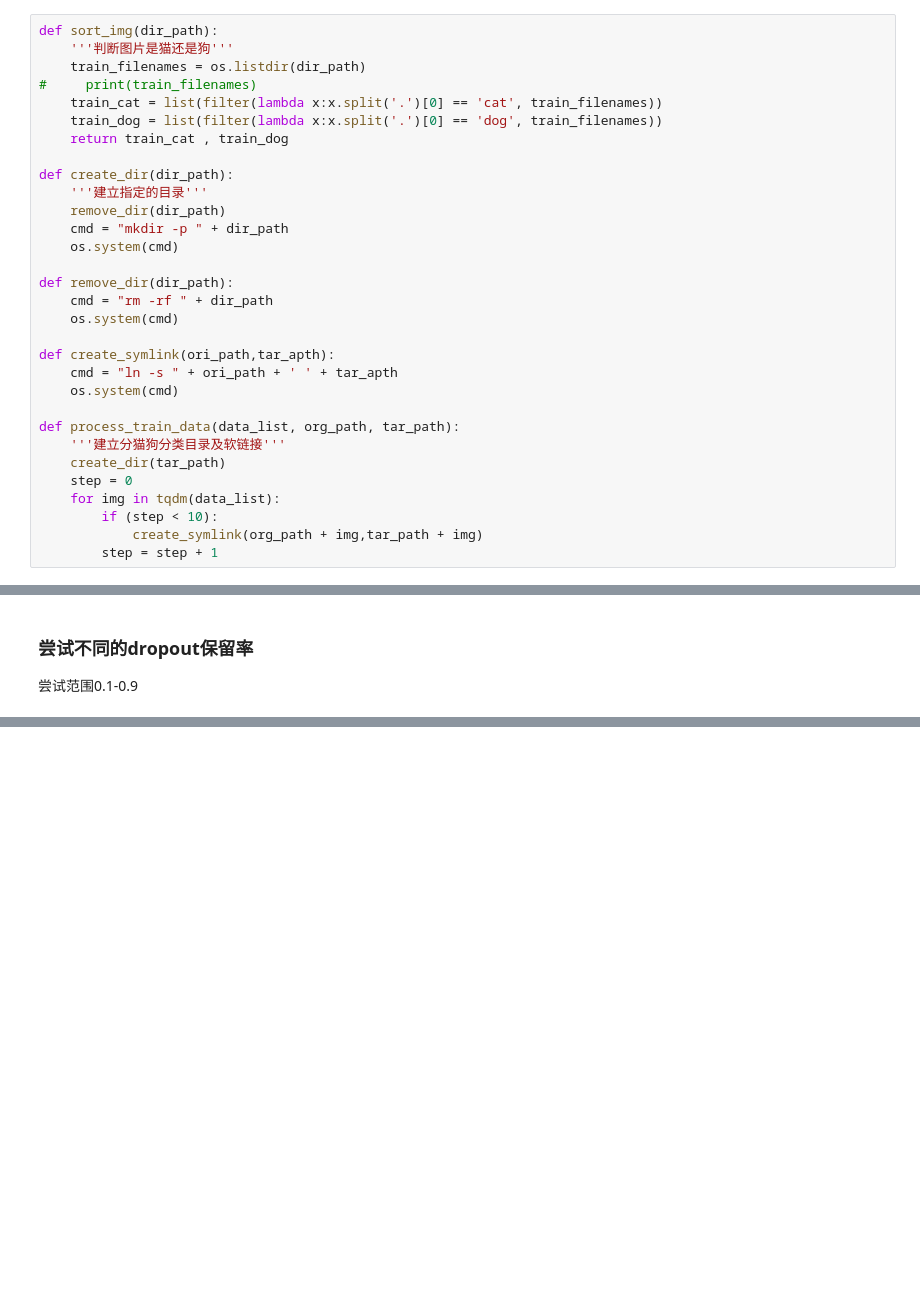
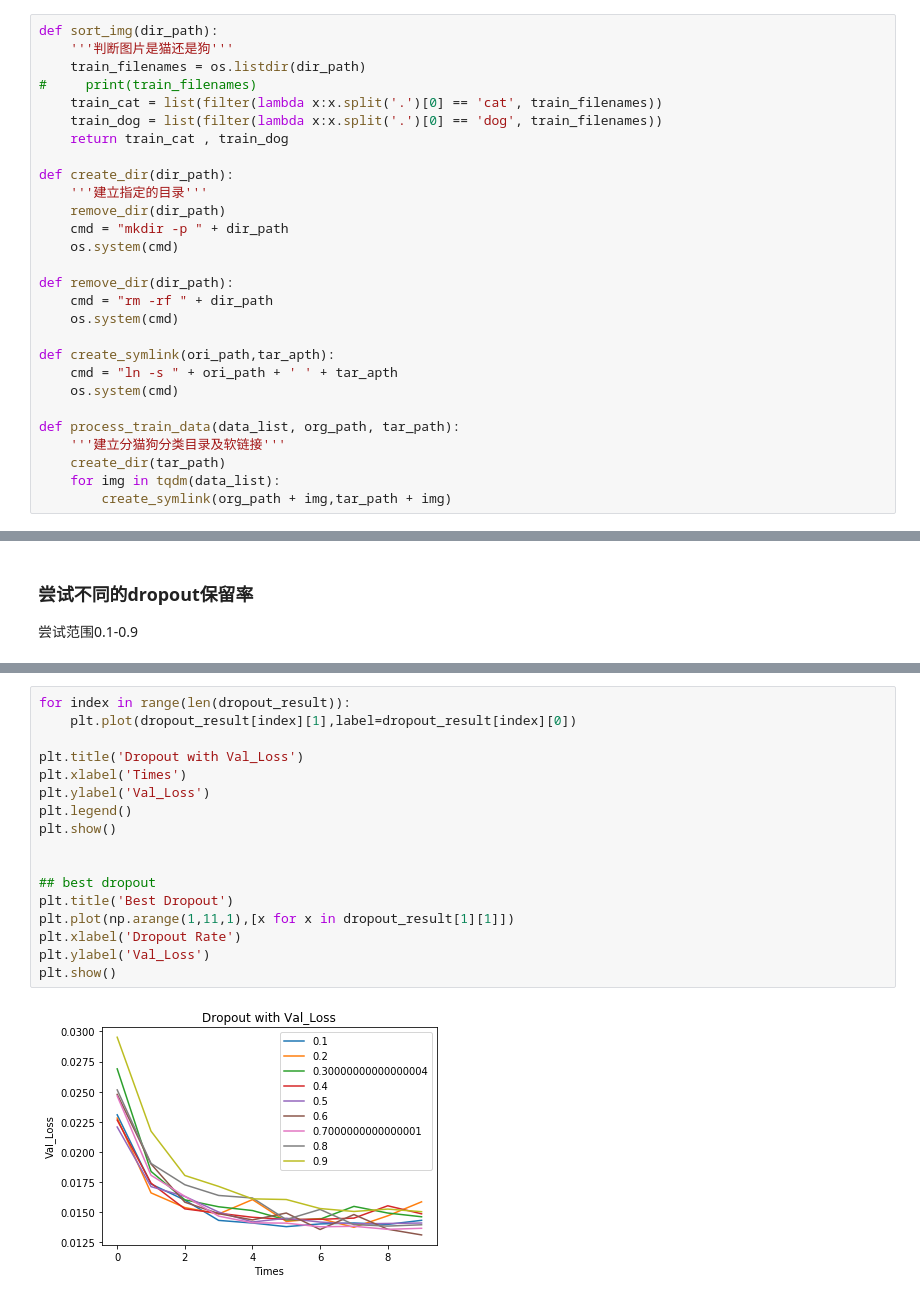
Before and after one commit to euii/capstone, a Jupyter notebook: dog_vs_cat/dog_vs_cat.ipynb, the cells around one changed output, grey strips where cells are left out. Saved outputs shown, nothing was run; the diff lists cells and outputs as text; blank space fills up the shorter version.

```diff
--- a/dog_vs_cat/dog_vs_cat.ipynb
+++ b/dog_vs_cat/dog_vs_cat.ipynb
@@ -59,11 +62,8 @@ def create_symlink(ori_path,tar_apth):
 def process_train_data(data_list, org_path, tar_path):
     '''建立分猫狗分类目录及软链接'''
     create_dir(tar_path)
-    step = 0
     for img in tqdm(data_list):
-        if (step < 10):
-            create_symlink(org_path + img,tar_path + img)
-        step = step + 1
+        create_symlink(org_path + img,tar_path + img)
 # %%
 cat, dog = sort_img(ORG_TRAIN_DIR) #分别建立猫狗数据
 # %%
@@ -434,0 +354,19 @@ val_loss_df
+# %%
+for index in range(len(dropout_result)):
+    plt.plot(dropout_result[index][1],label=dropout_result[index][0])
+
+plt.title('Dropout with Val_Loss')
+plt.xlabel('Times')
+plt.ylabel('Val_Loss')
+plt.legend()
+plt.show()
+
+
+## best dropout
+plt.title('Best Dropout')
+plt.plot(np.arange(1,11,1),[x for x in dropout_result[1][1]])
+plt.xlabel('Dropout Rate')
+plt.ylabel('Val_Loss')
+plt.show()
+# %% [output]
+[figure, added]
```
Also changed, not shown: parts of 23 cells of this notebook.
